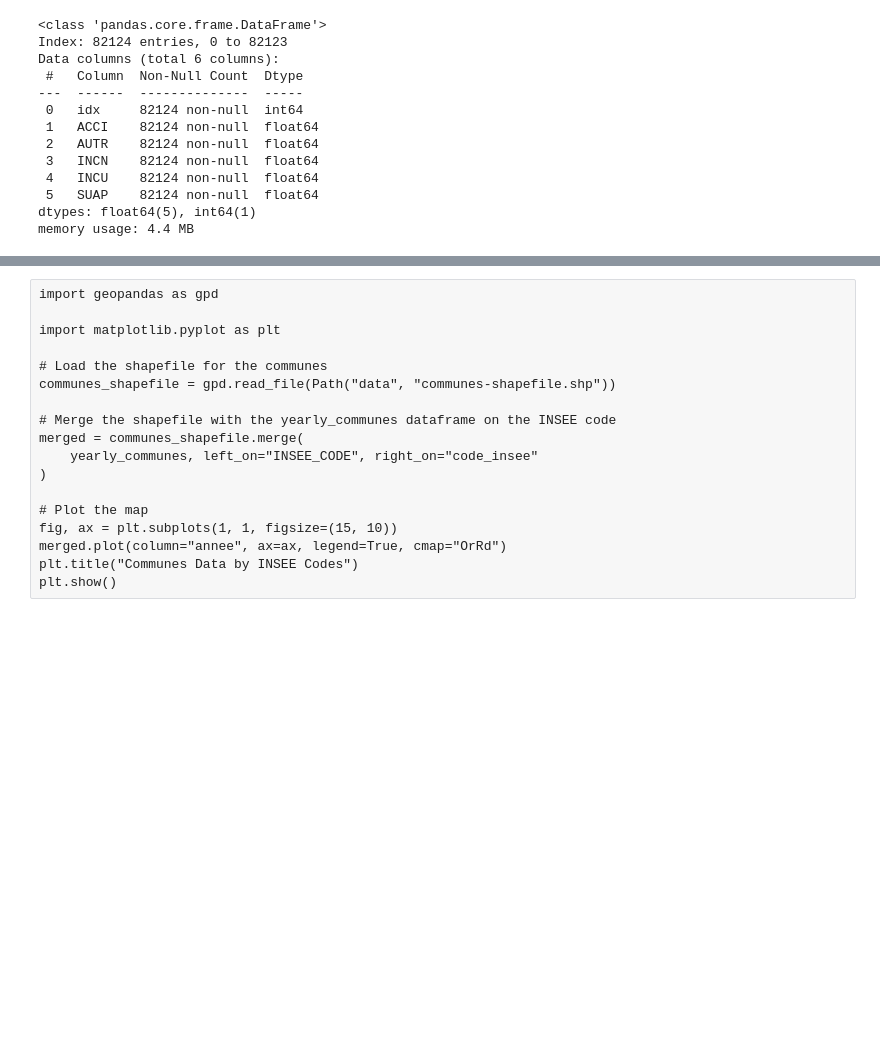
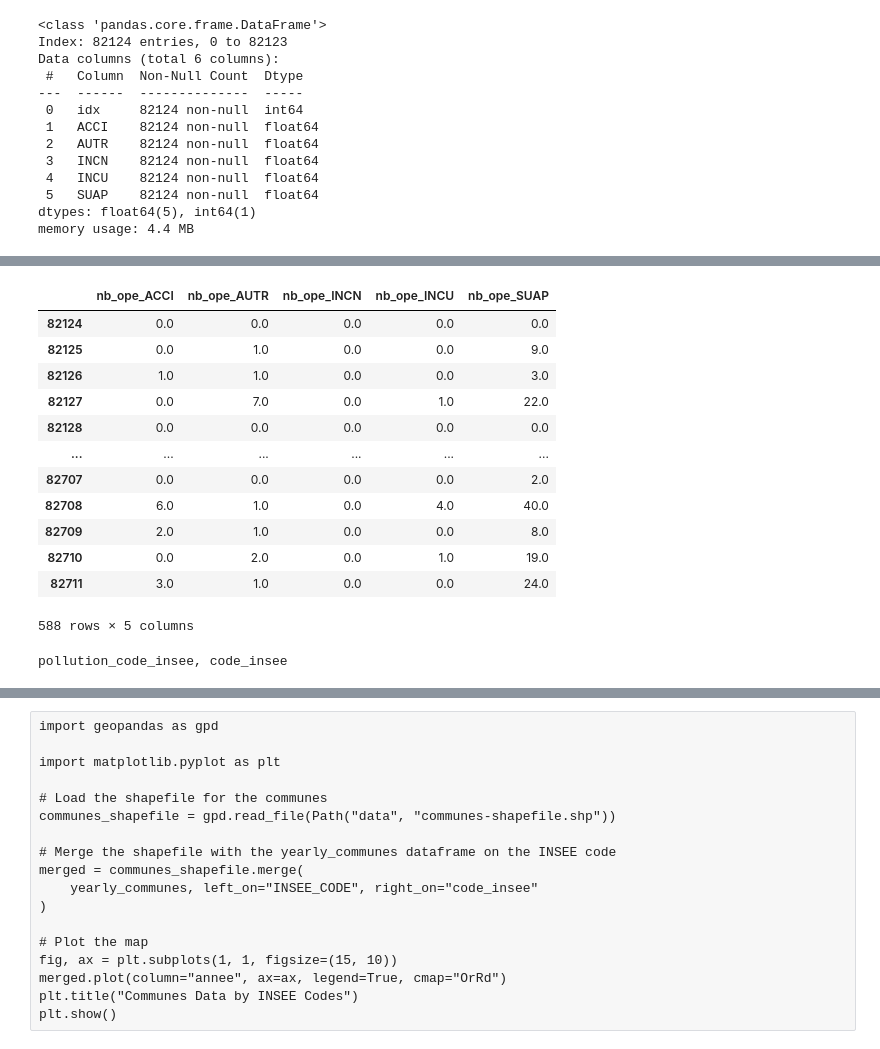
Before and after one commit to XwaeK/DataCamp2024_group_project, a Jupyter notebook: data_explore.ipynb, the cells around one changed output, grey strips where cells are left out. Saved outputs shown, nothing was run; the diff lists cells and outputs as text; code cells hidden in the pictures; blank space fills up the shorter version.

```diff
--- a/data_explore.ipynb
+++ b/data_explore.ipynb
@@ -639,0 +642,5 @@ y_test_private.to_hdf("data/y_test.h5", key="target", mode="w")
+# %%
+import problem
+
+X_train, y_train = problem.get_train_data()
+X_test, y_test = problem.get_test_data()
@@ -639,0 +664,20 @@ y_test_private.to_hdf("data/y_test.h5", key="target", mode="w")
+# %%
+y_test
+# %% [output]
+|  | nb_ope_ACCI | nb_ope_AUTR | nb_ope_INCN | nb_ope_INCU | nb_ope_SUAP |
+| 82124 | 0.0 | 0.0 | 0.0 | 0.0 | 0.0 |
+| 82125 | 0.0 | 1.0 | 0.0 | 0.0 | 9.0 |
+| 82126 | 1.0 | 1.0 | 0.0 | 0.0 | 3.0 |
+| 82127 | 0.0 | 7.0 | 0.0 | 1.0 | 22.0 |
+| 82128 | 0.0 | 0.0 | 0.0 | 0.0 | 0.0 |
+| ... | ... | ... | ... | ... | ... |
+| 82707 | 0.0 | 0.0 | 0.0 | 0.0 | 2.0 |
+| 82708 | 6.0 | 1.0 | 0.0 | 4.0 | 40.0 |
+| 82709 | 2.0 | 1.0 | 0.0 | 0.0 | 8.0 |
+| 82710 | 0.0 | 2.0 | 0.0 | 1.0 | 19.0 |
+| 82711 | 3.0 | 1.0 | 0.0 | 0.0 | 24.0 |
+588 rows × 5 columns
+# %%
+print(", ".join((col for col in X_train.columns if "insee" in col)))
+# %% [output]
+pollution_code_insee, code_insee
```
Also changed, not shown: parts of 7 cells of this notebook, 4 other files.
